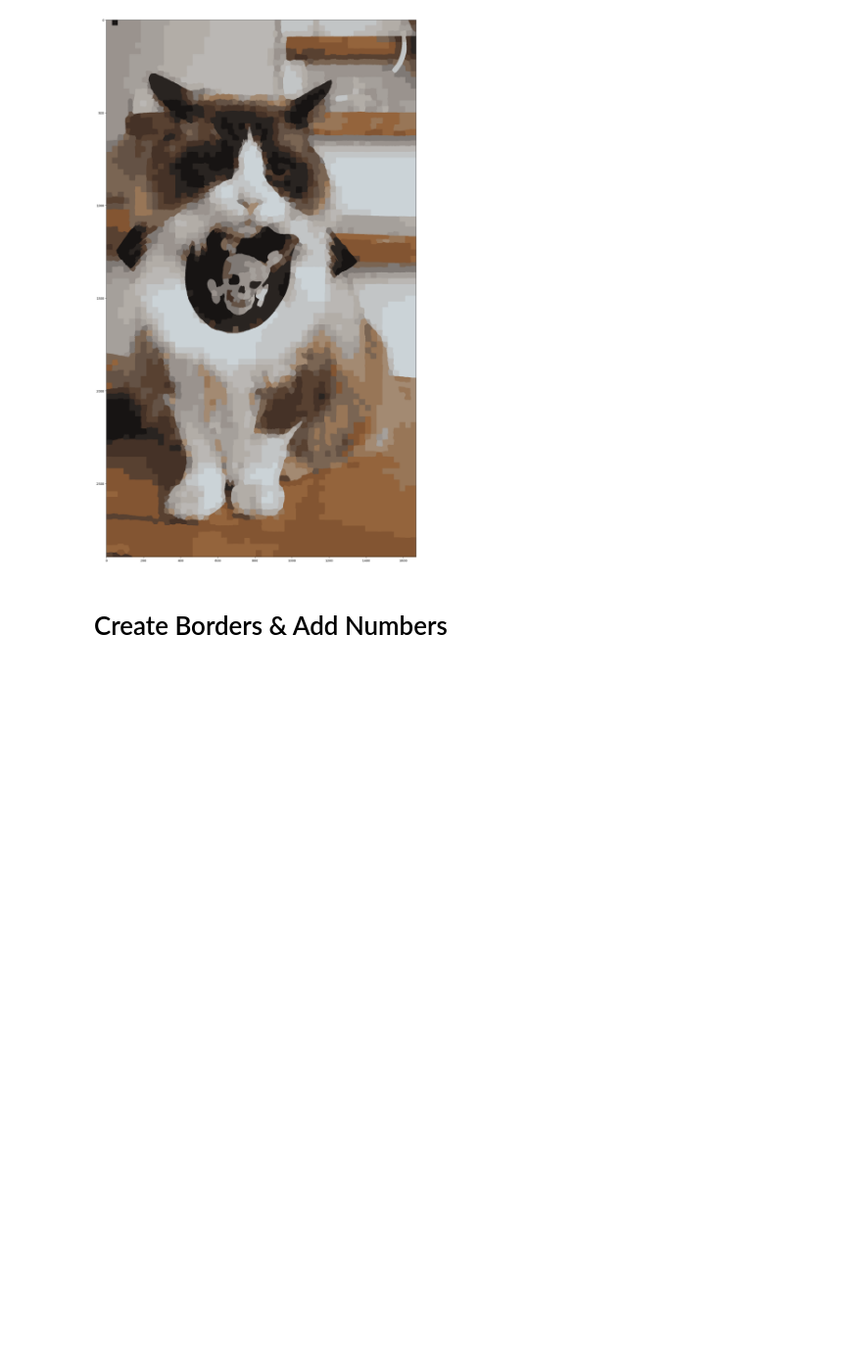
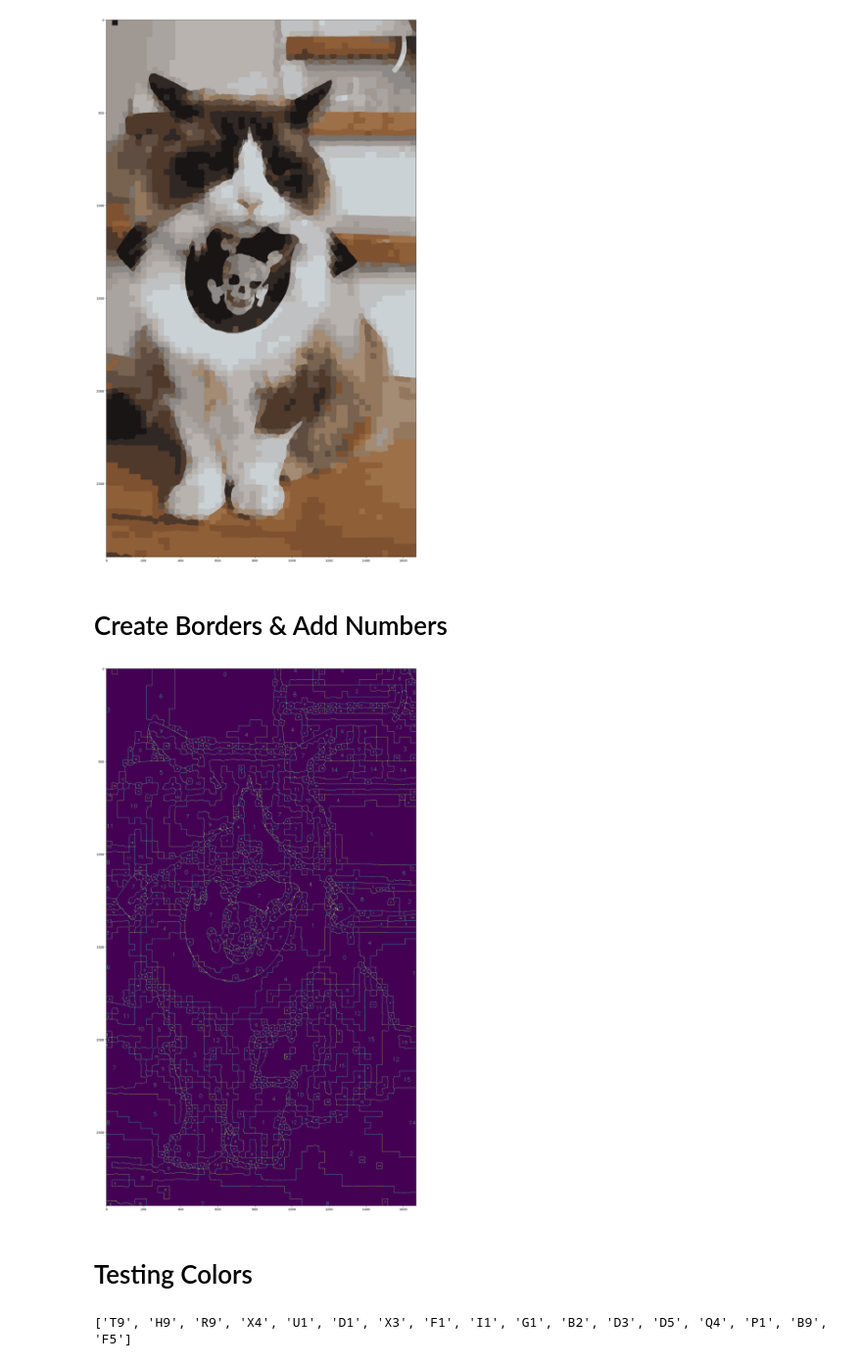
Before and after one commit to Group-Project-2024/We-Will-See, a Jupyter notebook: scripts/test.ipynb, the cells around one changed output. Shown at 98% size. Cells and saved outputs as stored; diff of their text form; code cells hidden in the pictures; blank space fills up the shorter version.

Commit message:
Further testing

```diff
--- a/scripts/test.ipynb
+++ b/scripts/test.ipynb
@@ -13,7 +22,7 @@ plt.show()
 # %% [markdown]
 # K-Means Clustering
 # %%
-result_image = perform_kmeans_clustering(out)
+result_image = perform_kmeans_clustering(out, blur=False)
 
 plt.figure(figsize=(18, 32))
 plt.imshow(result_image)
@@ -26,10 +34,12 @@ plt.show()
 # %%
 borders = create_borders(result_image)
 
-colors = return_colors(result_image)
+image_colors = return_colors(result_image)
 
-borders_with_numbers = add_numbers_to_borders(result_image, borders, colors)
+borders_with_numbers = add_numbers_to_borders(result_image, borders, image_colors)
 
 plt.figure(figsize=(18, 32))
 plt.imshow(borders_with_numbers)
 plt.show()
+# %% [output]
+[figure, added]
@@ -39,0 +46,2 @@ rgbs = np.array([ast.literal_eval(rgb) for rgb in paints['rgb']])
+# %% [markdown]
+# Testing Colors
@@ -40,2 +52,7 @@ rgbs = np.array([ast.literal_eval(rgb) for rgb in paints['rgb']])
+# %%
+closest_paint_colors = find_closest_colors(image_colors)
+print(return_paint_names(closest_paint_colors))
+# %% [output]
+['T9', 'H9', 'R9', 'X4', 'U1', 'D1', 'X3', 'F1', 'I1', 'G1', 'B2', 'D3', 'D5', 'Q4', 'P1', 'B9', 'F5']
 # %%
 # Find the closest paint colors to the image colors
```
Also changed, not shown: parts of 7 cells of this notebook.
